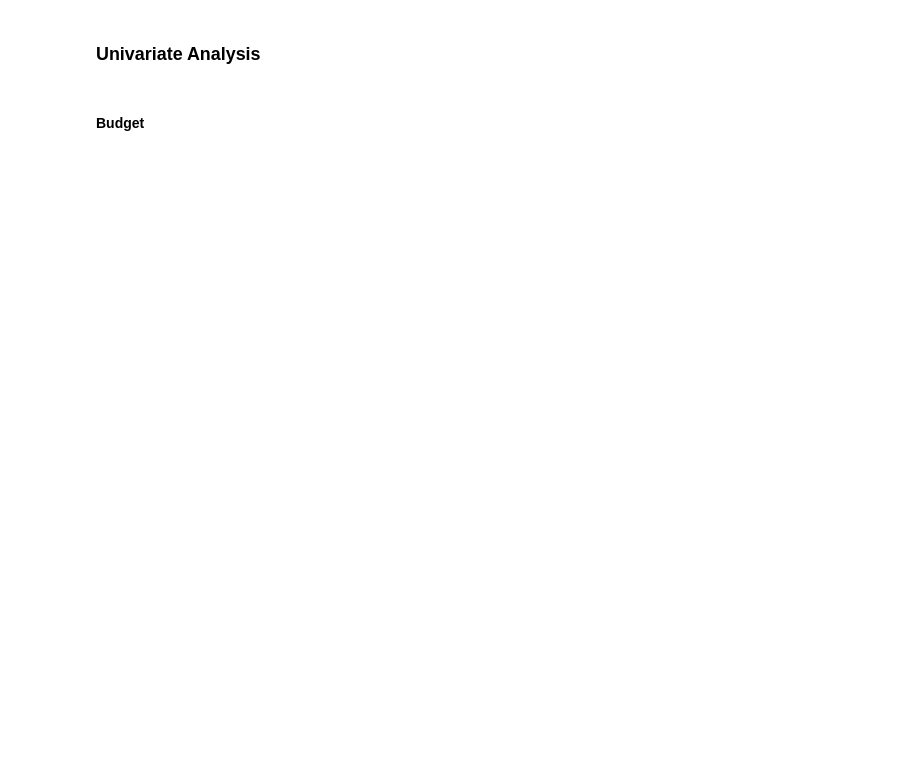
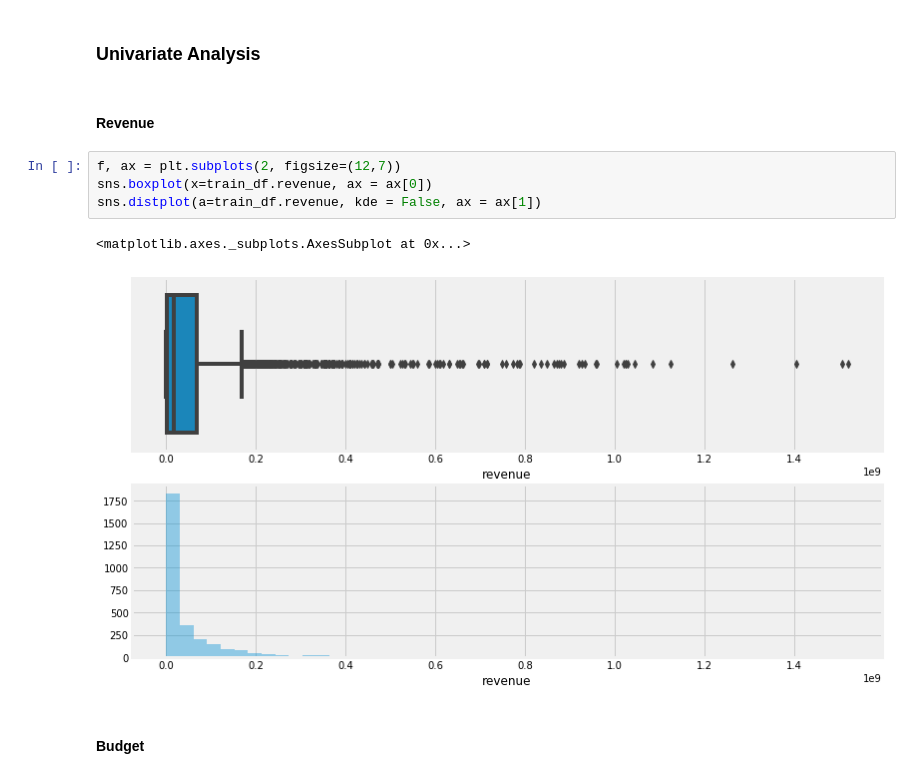
Before and after one commit to praxitelisk/TMDB-Box-Office-Prediction, a Jupyter notebook: TMDB Box Office Prediction EDA + ML.ipynb, the cells around one changed output. Saved outputs shown, nothing was run; the diff lists cells and outputs as text; blank space fills up the shorter version.

```diff
--- a/TMDB Box Office Prediction EDA + ML.ipynb
+++ b/TMDB Box Office Prediction EDA + ML.ipynb
@@ -93,5 +91,14 @@ sns.boxplot(x=train_df.revenue, ax = ax)
 # %% [markdown]
 ### Univariate Analysis
+# %% [markdown]
+#### Revenue
+# %%
+f, ax = plt.subplots(2, figsize=(12,7))
+sns.boxplot(x=train_df.revenue, ax = ax[0])
+sns.distplot(a=train_df.revenue, kde = False, ax = ax[1])
+# %% [output]
+<matplotlib.axes._subplots.AxesSubplot at 0x...>
+[figure, added]
 # %% [markdown]
 #### Budget
 # %%
```
Also changed, not shown: parts of 9 cells of this notebook.
